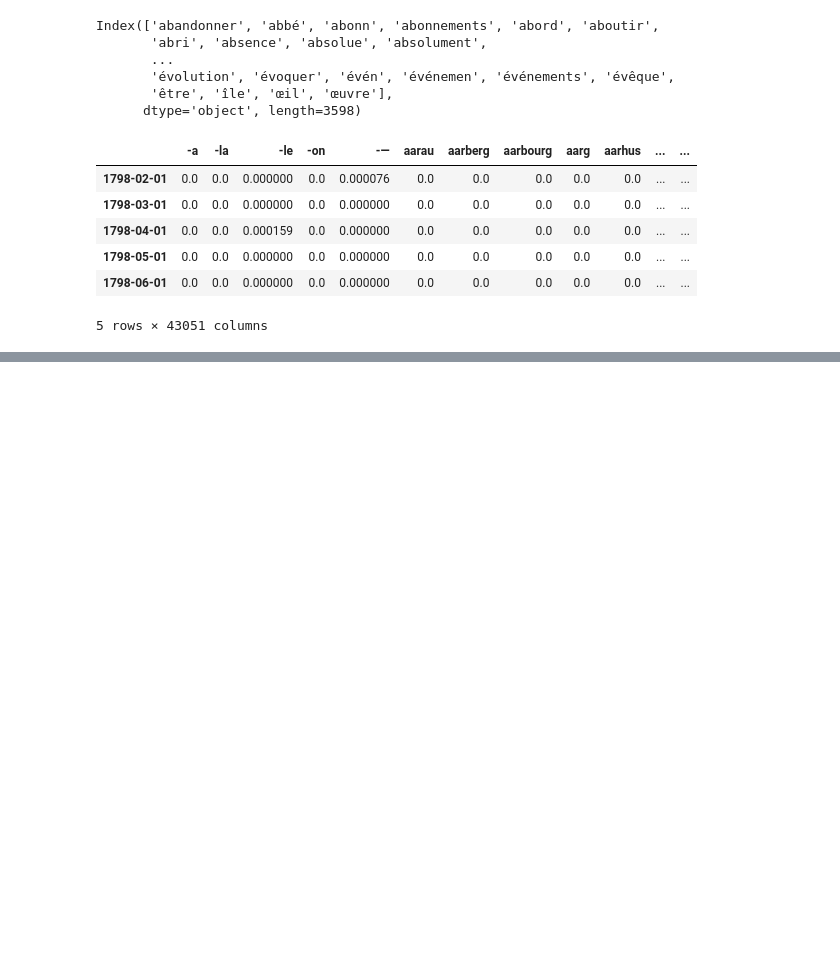
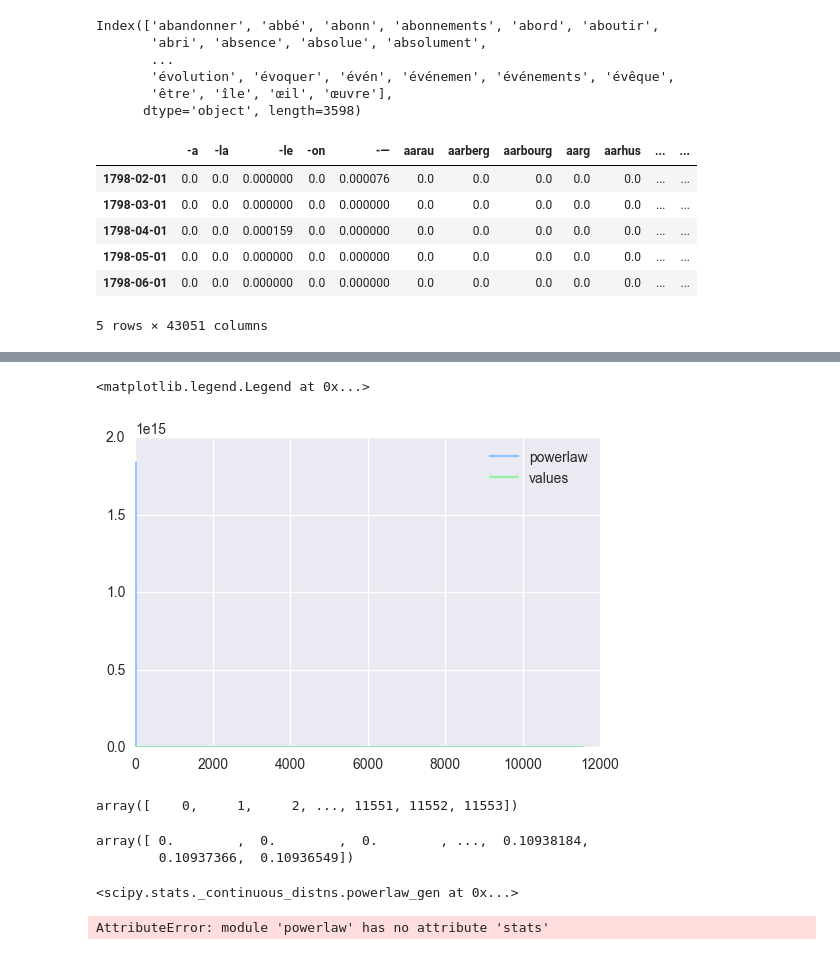
Before and after one commit to ThomVett/Project_ADA, a Jupyter notebook: Finding Patterns in the Data.ipynb, the cells around one changed output, grey strips where cells are left out. Drawn from its saved outputs; the diff is of its cells as text; code cells hidden in the pictures; blank space fills up the shorter version.

```diff
--- a/Finding Patterns in the Data.ipynb
+++ b/Finding Patterns in the Data.ipynb
@@ -266,0 +337,21 @@ wordInterpolate.head()
+# %%
+plt.plot(np.arange(0,len(minValues)),pdf_fitted, label='powerlaw')
+plt.plot(np.arange(0,len(minValues)),minValues,label='values')
+plt.legend()
+# %% [output]
+<matplotlib.legend.Legend at 0x...>
+[figure, added]
+# %%
+np.arange(0,len(minValues))
+# %% [output]
+array([    0,     1,     2, ..., 11551, 11552, 11553])
+# %%
+pdf_fitted
+# %% [output]
+array([ 0.        ,  0.        ,  0.        , ...,  0.10938184,
+        0.10937366,  0.10936549])
+# %%
+dist = getattr(scipy.stats, 'powerlaw')
+dist.pdf()
+# %% [output]
+<scipy.stats._continuous_distns.powerlaw_gen at 0x...>
@@ -266,0 +360,4 @@ wordInterpolate.head()
+# %%
+mean, var, skew, kurt = powerlaw.pdf(2, moments='mvsk')
+# %% [output]
+AttributeError: module 'powerlaw' has no attribute 'stats'
```
Also changed, not shown: parts of 10 cells of this notebook, 11 other files.
